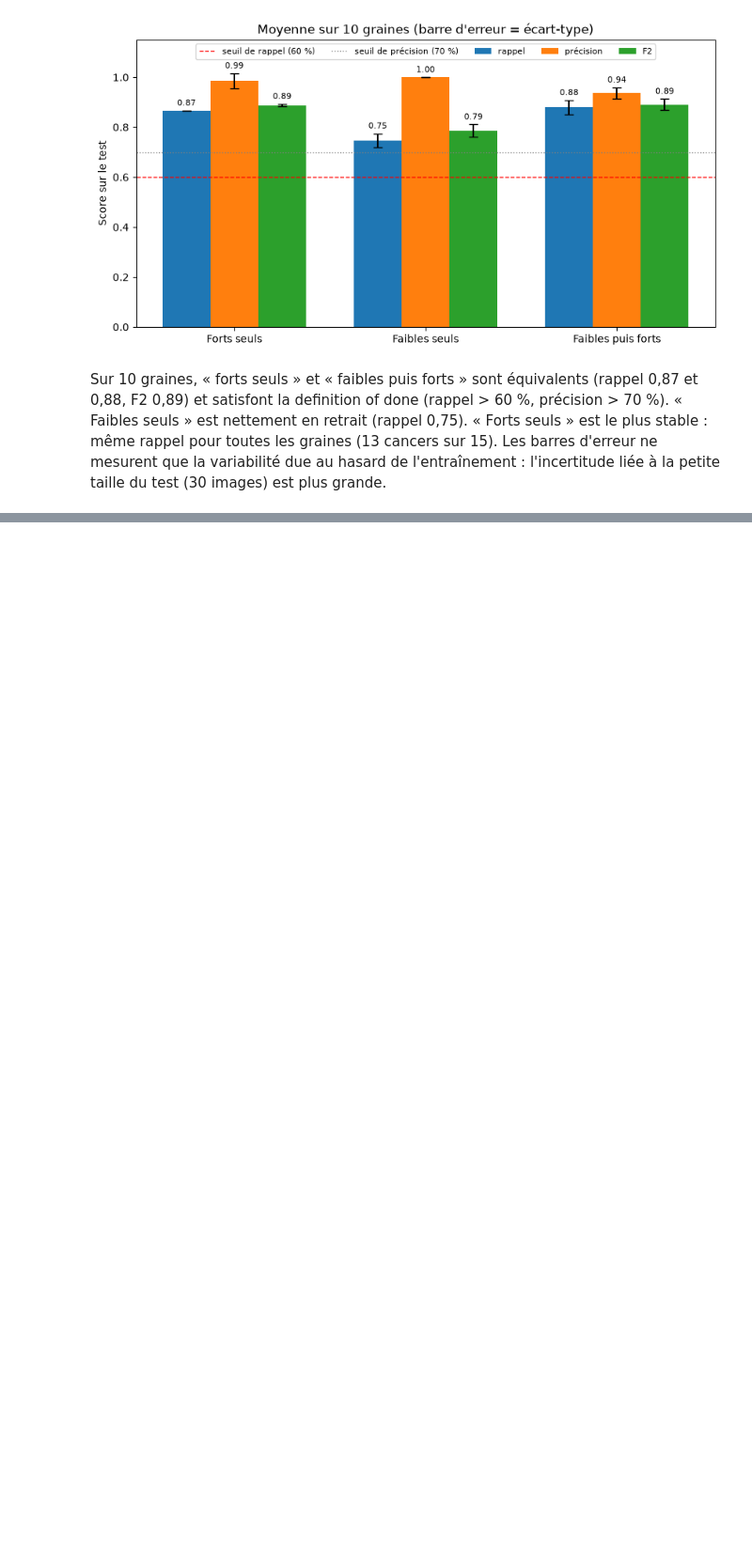
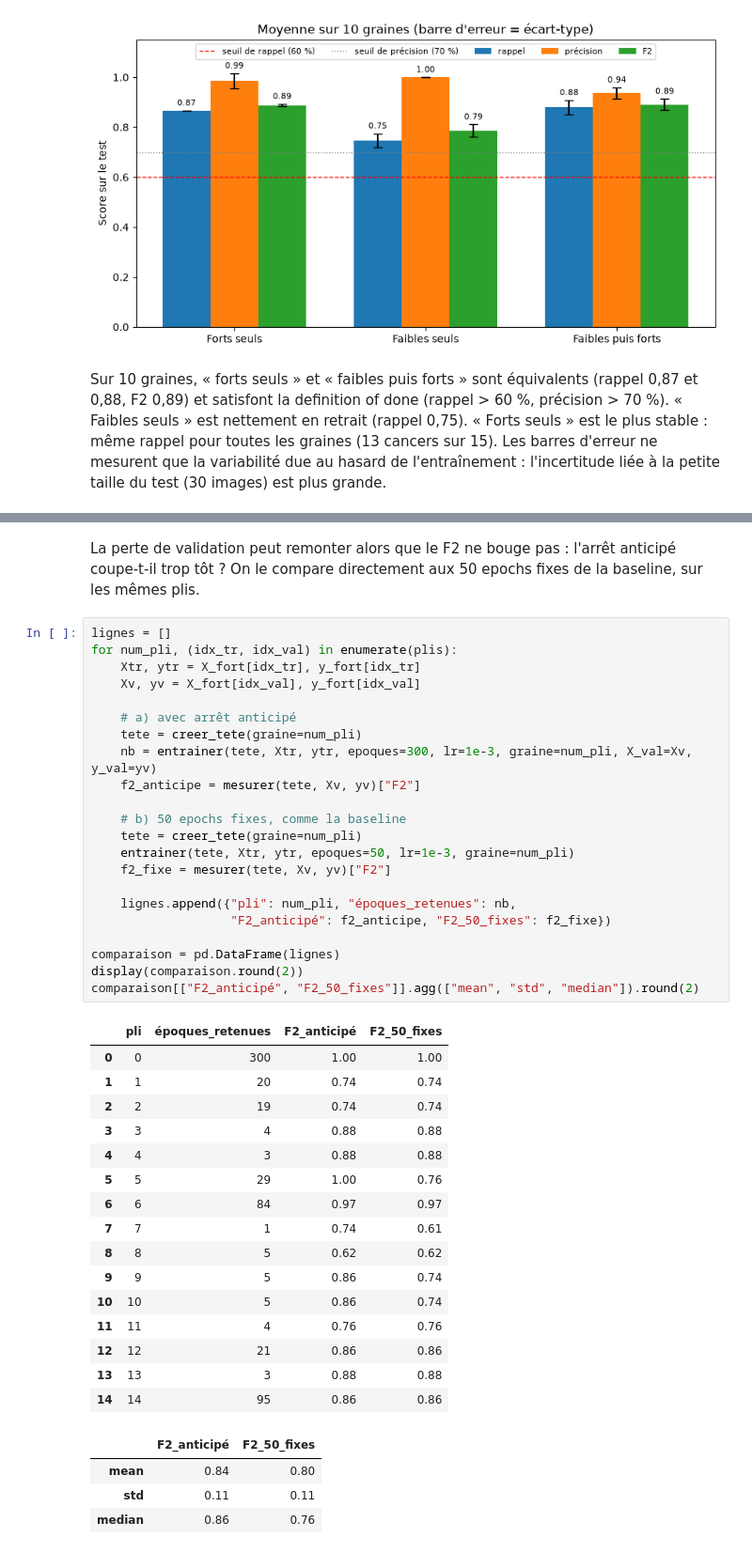
Before and after one commit to matthieudevivie/Projet-7---Labellisez-et-appliquez-des-approches-semi-supervisees-en-traitement-d-images, a Jupyter notebook: notebooks/04_semi_supervise.ipynb, the cells around one changed output, grey strips where cells are left out. Shown at 94% size. Cells and saved outputs as stored; diff of their text form; blank space fills up the shorter version.

```diff
--- a/notebooks/04_semi_supervise.ipynb
+++ b/notebooks/04_semi_supervise.ipynb
@@ -247,0 +389,45 @@ Sur 10 graines, « forts seuls » et « faibles puis forts » sont équivalents
+# %% [markdown]
+La perte de validation peut remonter alors que le F2 ne bouge pas : l'arrêt anticipé coupe-t-il trop tôt ? On le compare directement aux 50 epochs fixes de la baseline, sur les mêmes plis.
+# %%
+lignes = []
+for num_pli, (idx_tr, idx_val) in enumerate(plis):
+    Xtr, ytr = X_fort[idx_tr], y_fort[idx_tr]
+    Xv, yv = X_fort[idx_val], y_fort[idx_val]
+
+    # a) avec arrêt anticipé
+    tete = creer_tete(graine=num_pli)
+    nb = entrainer(tete, Xtr, ytr, epoques=300, lr=1e-3, graine=num_pli, X_val=Xv, y_val=yv)
+    f2_anticipe = mesurer(tete, Xv, yv)["F2"]
+
+    # b) 50 epochs fixes, comme la baseline
+    tete = creer_tete(graine=num_pli)
+    entrainer(tete, Xtr, ytr, epoques=50, lr=1e-3, graine=num_pli)
+    f2_fixe = mesurer(tete, Xv, yv)["F2"]
+
+    lignes.append({"pli": num_pli, "époques_retenues": nb,
+                   "F2_anticipé": f2_anticipe, "F2_50_fixes": f2_fixe})
+
+comparaison = pd.DataFrame(lignes)
+display(comparaison.round(2))
+comparaison[["F2_anticipé", "F2_50_fixes"]].agg(["mean", "std", "median"]).round(2)
+# %% [output]
+|  | pli | époques_retenues | F2_anticipé | F2_50_fixes |
+| 0 | 0 | 300 | 1.00 | 1.00 |
+| 1 | 1 | 20 | 0.74 | 0.74 |
+| 2 | 2 | 19 | 0.74 | 0.74 |
+| 3 | 3 | 4 | 0.88 | 0.88 |
+| 4 | 4 | 3 | 0.88 | 0.88 |
+| 5 | 5 | 29 | 1.00 | 0.76 |
+| 6 | 6 | 84 | 0.97 | 0.97 |
+| 7 | 7 | 1 | 0.74 | 0.61 |
+| 8 | 8 | 5 | 0.62 | 0.62 |
+| 9 | 9 | 5 | 0.86 | 0.74 |
+| 10 | 10 | 5 | 0.86 | 0.74 |
+| 11 | 11 | 4 | 0.76 | 0.76 |
+| 12 | 12 | 21 | 0.86 | 0.86 |
+| 13 | 13 | 3 | 0.88 | 0.88 |
+| 14 | 14 | 95 | 0.86 | 0.86 |
+|  | F2_anticipé | F2_50_fixes |
+| mean | 0.84 | 0.80 |
+| std | 0.11 | 0.11 |
+| median | 0.86 | 0.76 |
```
Also changed, not shown: parts of 25 cells of this notebook.
